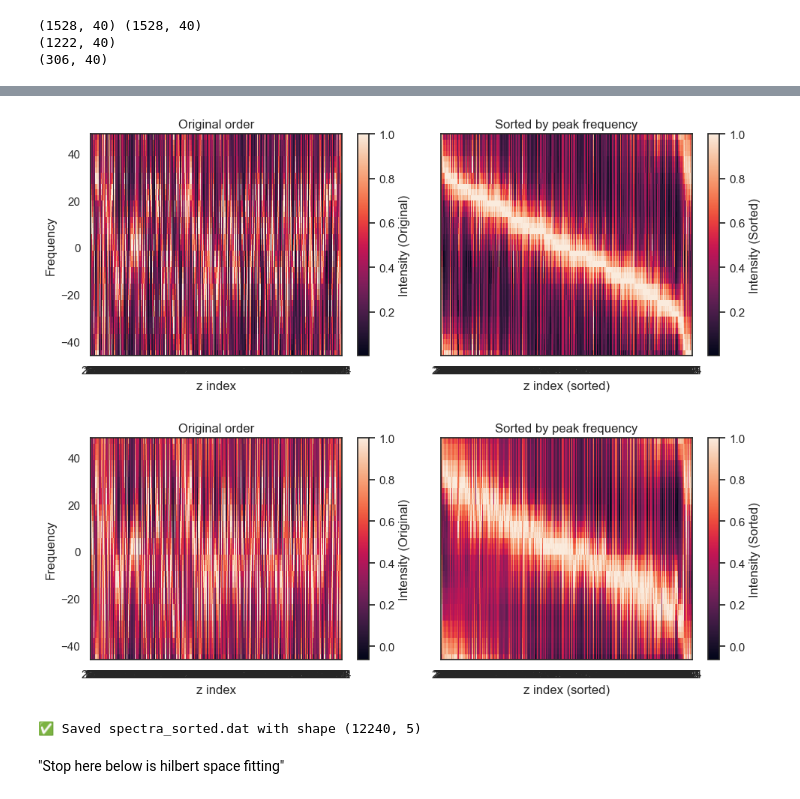
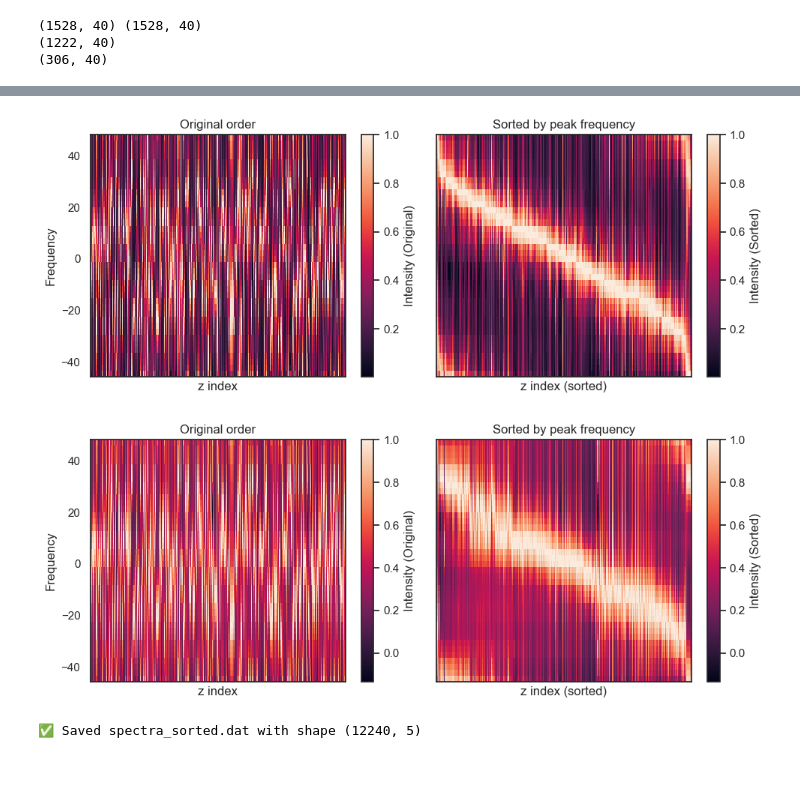
Before and after one commit to pereira-elizabeth/Machine-Learning-to-extract-intrinsic-parameters-for-a-PIC-platform-, a Jupyter notebook: notebooks/case_C_execution.ipynb, the cells around one changed output, grey strips where cells are left out. Cells and saved outputs as stored; diff of their text form; code cells hidden in the pictures; blank space fills up the shorter version.

```diff
--- a/notebooks/case_C_execution.ipynb
+++ b/notebooks/case_C_execution.ipynb
@@ -581,0 +373,14 @@ X_predicted shape : (1528, 40)
+# %%
+X_true, X_predicted = (
+    generate_case_C_model2_spectra(
+        y_true_l1,
+        y_pred_l1,
+        y_true_f1,
+        y_pred_f1,
+        frequencies=freqs,
+        gamma=0.1,
+        coupling=0.82,
+    )
+)
+print("X_true shape :", X_true.shape)
+print("X_predicted shape :", X_predicted.shape)
@@ -866,21 +579,19 @@ print(c)
 # %%
+# --- Stage 2 evaluation and qualitative check --- for true power spectra
+# Plot a few spectra overlays to see whether model 2 corrects systematic mismatch.
+# Use shared color limits when comparing heatmaps across panels.
+
 import numpy as np
 import matplotlib.pyplot as plt
+from picml.utils import sort_by_peak_frequency
 
 # --- Example data ---
 z = np.array(c)
-frequencies1 = np.array(frequencies)
-#S = np.array(true_y_test)
+frequencies1 = np.array(freqs)
 S = true_y_test / np.max(true_y_test, axis=1, keepdims=True)
 
 
 # --- Sorting by where each row peaks ---
-def sort_by_peak_frequency(z, S):
-    peak_idx = np.argmax(S, axis=1)
-    peak_amp = S[np.arange(S.shape[0]), peak_idx]
-    order = np.lexsort((-peak_amp, peak_idx))
-    return z[order], S[order, :], order
-
 z_new, S_new, order = sort_by_peak_frequency(z, S)
 
 # numeric z positions for plotting
@@ -895,20 +606,18 @@ pc1 = axs[0].pcolormesh(z_numeric, frequencies1, S.T, shading='auto')
 axs[0].set_title("Original order")
 axs[0].set_xlabel("z index")
 axs[0].set_ylabel("Frequency")
-axs[0].set_xticks(z_numeric + 0.5)
-axs[0].set_xticklabels(z)
+axs[0].set_xticks([])
 fig.colorbar(pc1, ax=axs[0], label="Intensity (Original)")
 
 # Right: Sorted
 pc2 = axs[1].pcolormesh(z_numeric_new, frequencies1, S_new.T, shading='auto')
 axs[1].set_title("Sorted by peak frequency")
 axs[1].set_xlabel("z index (sorted)")
-axs[1].set_xticks(z_numeric_new + 0.5)
-axs[1].set_xticklabels(z_new)
+axs[1].set_xticks([])
 fig.colorbar(pc2, ax=axs[1], label="Intensity (Sorted)")
 
 plt.tight_layout()
 plt.show()
 # %% [output]
-[figure, old version]
+[figure, new version]
 # %%
@@ -919,26 +627,24 @@ Sk_new = Sk[order, :]
 # %%
 # --- Plot side-by-side: Original vs Sorted (z on x, f on y) ---
 fig, axs = plt.subplots(1, 2, figsize=(10,4), sharey=True)
 
 # Left: Original
-pc1 = axs[0].pcolormesh(z_numeric, frequencies, Sk.T, shading='auto')
+pc1 = axs[0].pcolormesh(z_numeric, frequencies1, Sk.T, shading='auto')
 axs[0].set_title("Original order")
 axs[0].set_xlabel("z index")
 axs[0].set_ylabel("Frequency")
-axs[0].set_xticks(z_numeric + 0.5)
-axs[0].set_xticklabels(z)
+axs[0].set_xticks([])
 fig.colorbar(pc1, ax=axs[0], label="Intensity (Original)")
 
 # Right: Sorted
-pc2 = axs[1].pcolormesh(z_numeric_new, frequencies, Sk_new.T, shading='auto')
+pc2 = axs[1].pcolormesh(z_numeric_new, frequencies1, Sk_new.T, shading='auto')
 axs[1].set_title("Sorted by peak frequency")
 axs[1].set_xlabel("z index (sorted)")
-axs[1].set_xticks(z_numeric_new + 0.5)
-axs[1].set_xticklabels(z_new)
+axs[1].set_xticks([])
 fig.colorbar(pc2, ax=axs[1], label="Intensity (Sorted)")
 
 plt.tight_layout()
 plt.show()
 # %% [output]
-[figure, old version]
+[figure, new version]
 # %%
@@ -981,4 +689,2 @@ print("✅ Saved spectra_sorted.dat with shape", data.shape)
 # %% [output]
 ✅ Saved spectra_sorted.dat with shape (12240, 5)
-# %% [markdown]
-"Stop here below is hilbert space fitting"
```
Also changed, not shown: parts of 66 cells of this notebook, 1 other file.
